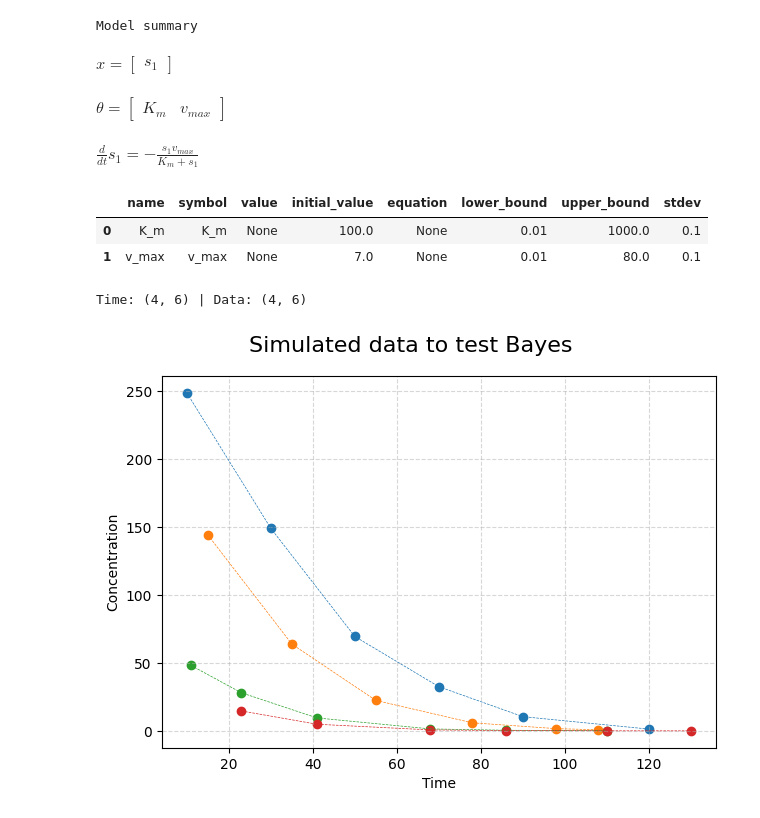
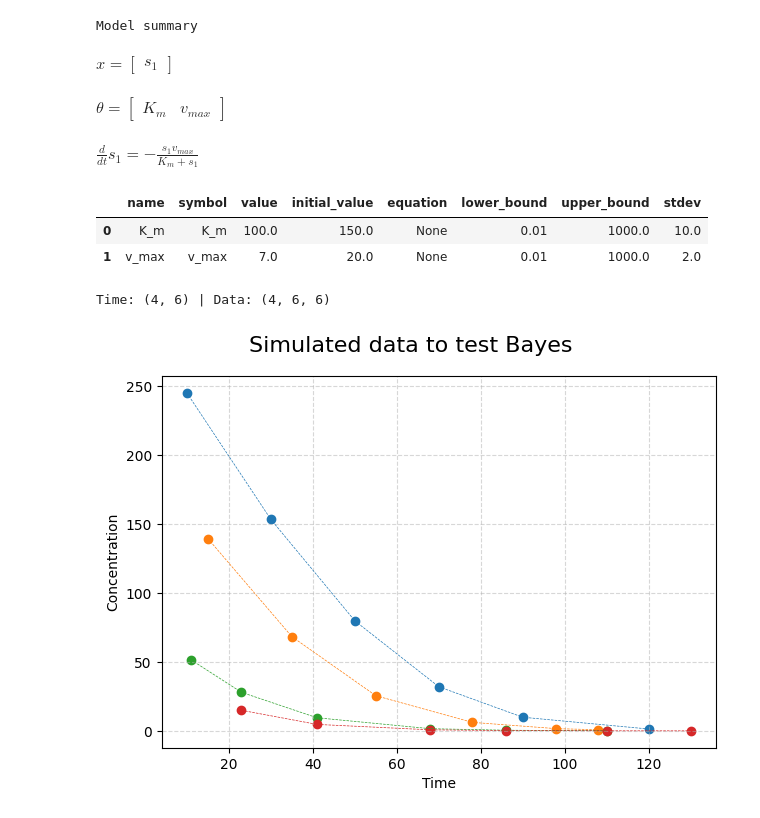
Before and after one commit to JR-1991/Catalax, a Jupyter notebook: TestMCMC.ipynb, the cells around one changed output. Cells and saved outputs as stored; diff of their text form; code cells hidden in the pictures.

```diff
--- a/TestMCMC.ipynb
+++ b/TestMCMC.ipynb
@@ -26,15 +26,18 @@ model.add_species("s1")
 model.add_ode("s1", "- (v_max * s1) / ( K_m + s1)")
 
 # Prepare the model for bayes and define priors
-model.parameters.v_max.initial_value = 7.0
+model.parameters.v_max.value = 7.0
+model.parameters.v_max.initial_value = 20.0
 model.parameters.v_max.lower_bound = 0.01
-model.parameters.v_max.upper_bound = 80.0
-model.parameters.v_max.stdev = 0.1
+model.parameters.v_max.upper_bound = 1000.0
+model.parameters.v_max.stdev = 2.0
 
-model.parameters.K_m.initial_value = 100.0
+
+model.parameters.K_m.value = 100.0
+model.parameters.K_m.initial_value = 150.0
 model.parameters.K_m.lower_bound = 0.01
 model.parameters.K_m.upper_bound = 1000.0
-model.parameters.K_m.stdev = 0.1
+model.parameters.K_m.stdev = 10.0
 
 model
 # %% [output]
@@ -43,8 +46,8 @@ $\displaystyle x = \left[\begin{matrix}s_{1}\end{matrix}\right]$
 $\displaystyle \theta = \left[\begin{matrix}K_{m} & v_{max}\end{matrix}\right]$
 $\displaystyle \frac{d}{d t} s_{1} = - \frac{s_{1} v_{max}}{K_{m} + s_{1}}$
 |  | name | symbol | value | initial_value | equation | lower_bound | upper_bound | stdev |
-| 0 | K_m | K_m | None | 100.0 | None | 0.01 | 1000.0 | 0.1 |
-| 1 | v_max | v_max | None | 7.0 | None | 0.01 | 80.0 | 0.1 |
+| 0 | K_m | K_m | 100.0 | 150.0 | None | 0.01 | 1000.0 | 10.0 |
+| 1 | v_max | v_max | 7.0 | 20.0 | None | 0.01 | 1000.0 | 2.0 |
 # %%
 # Generate irregular time series data
 # from a simple menten model
@@ -68,17 +71,10 @@ initial_conditions = [
     {"s1": 50.0},
 ]
 
-# Km and vmax
-params = jnp.array([100.0, 7.0])
-
 time, data = model.simulate(
     initial_conditions=initial_conditions,
-    dt0=0.1, saveat=time,
-    parameters=params, in_axes=(0, None, 0)
+    dt0=0.1, saveat=time, in_axes=(0, None, 0)
 )
-
-time = jnp.squeeze(time)
-data = jnp.squeeze(data)
 
 # Add some noise for realism
 noisify = lambda x: x + np.random.normal(0, 0.05, size=x.shape[0])*x
@@ -86,23 +82,23 @@ data = np.array([noisify(data[i, :]) for i in range(data.shape[0])])
 
 print(f"Time: {time.shape} | Data: {data.shape}")
 # %% [output]
-Time: (4, 6) | Data: (4, 6)
+Time: (4, 6) | Data: (4, 6, 6)
 # %%
 # Visualize generated data
 for init in range(0, data.shape[0]):
-    plt.scatter(time[init, :], data[init, :])
-    plt.plot(time[init, :], data[init, :], linestyle="--", linewidth=.5)
+    plt.scatter(time[init, :], data[init, :, 0])
+    plt.plot(time[init, :], data[init, :, 0], linestyle="--", linewidth=.5)
 
 
 plt.grid(alpha=0.5, linestyle="--")
 
 plt.xlabel("Time")
 plt.ylabel("Concentration")
 
 plt.suptitle("Simulated data to test Bayes", fontsize=16)
 plt.tight_layout()
 # %% [output]
-[figure, old version]
+[figure, new version]
 # %%
 # Perform MCMC simulation
 mcmc = run_mcmc(
```
Also changed, not shown: parts of 2 cells of this notebook.
